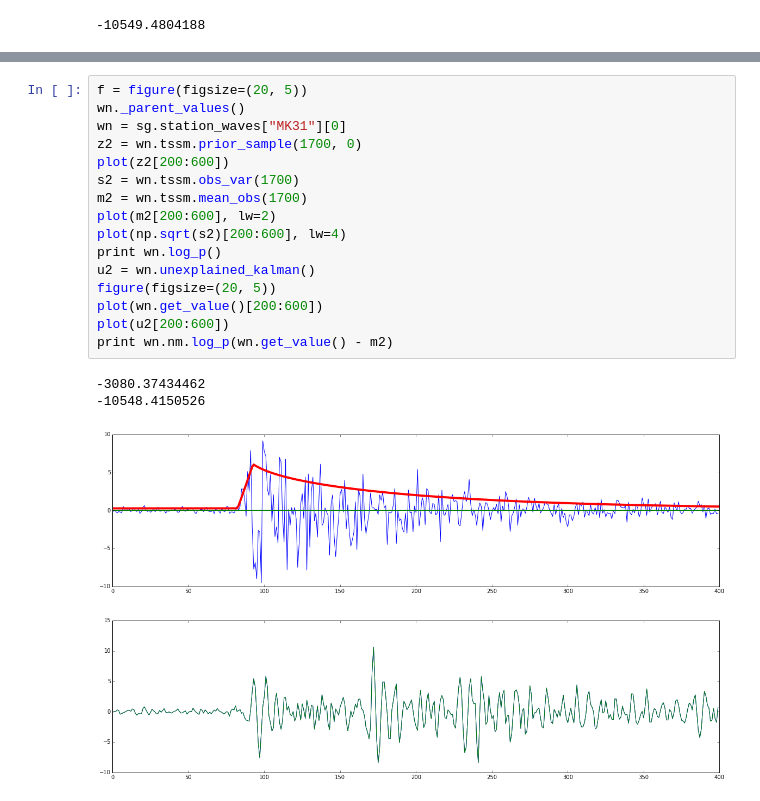
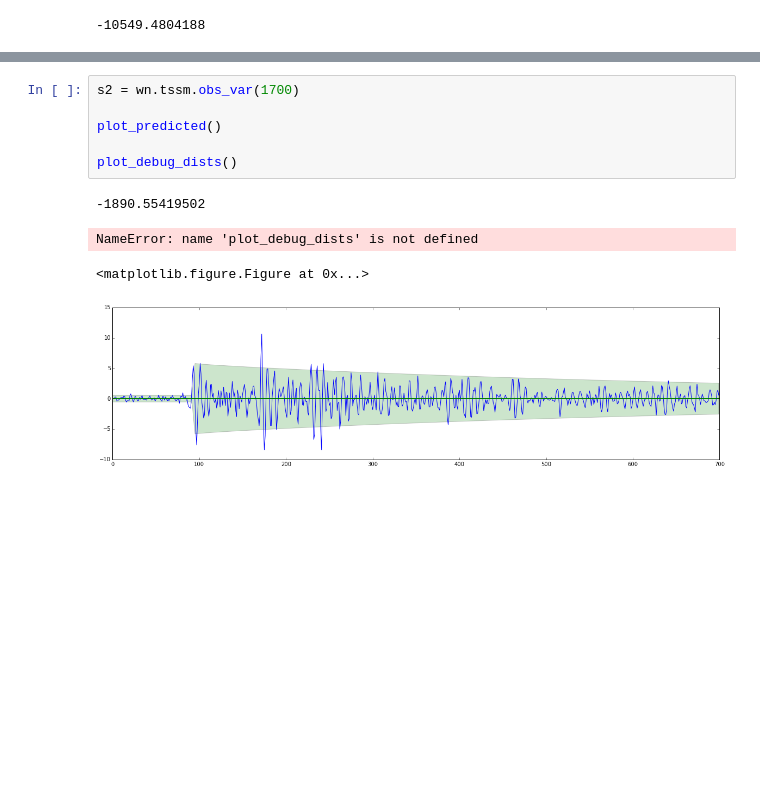
Before and after one commit to davmre/sigvisa, a Jupyter notebook: notebooks/bayesian_correlation_evproposal.ipynb, the cells around one changed output, grey strips where cells are left out. Cells and saved outputs as stored; diff of their text form; blank space fills up the shorter version.

```diff
--- a/notebooks/bayesian_correlation_evproposal.ipynb
+++ b/notebooks/bayesian_correlation_evproposal.ipynb
@@ -224,21 +245,11 @@ for k in dd.keys():
-# %%
-f = figure(figsize=(20, 5))
-wn._parent_values()
-wn = sg.station_waves["MK31"][0]
-z2 = wn.tssm.prior_sample(1700, 0)
-plot(z2[200:600])
-s2 = wn.tssm.obs_var(1700)
-m2 = wn.tssm.mean_obs(1700)
-plot(m2[200:600], lw=2)
-plot(np.sqrt(s2)[200:600], lw=4)
-print wn.log_p()
-u2 = wn.unexplained_kalman()
-figure(figsize=(20, 5))
-plot(wn.get_value()[200:600])
-plot(u2[200:600])
-print wn.nm.log_p(wn.get_value() - m2)
-# %% [output]
--3080.37434462
--10548.4150526
-[figure, removed]
-[figure, removed]
+# %%
+s2 = wn.tssm.obs_var(1700)
+
+plot_predicted()
+
+plot_debug_dists()
+# %% [output]
+-1890.55419502
+NameError: name 'plot_debug_dists' is not defined
+<matplotlib.figure.Figure at 0x...>
+[figure, added]
```
Also changed, not shown: parts of 20 cells of this notebook, 15 other files.
